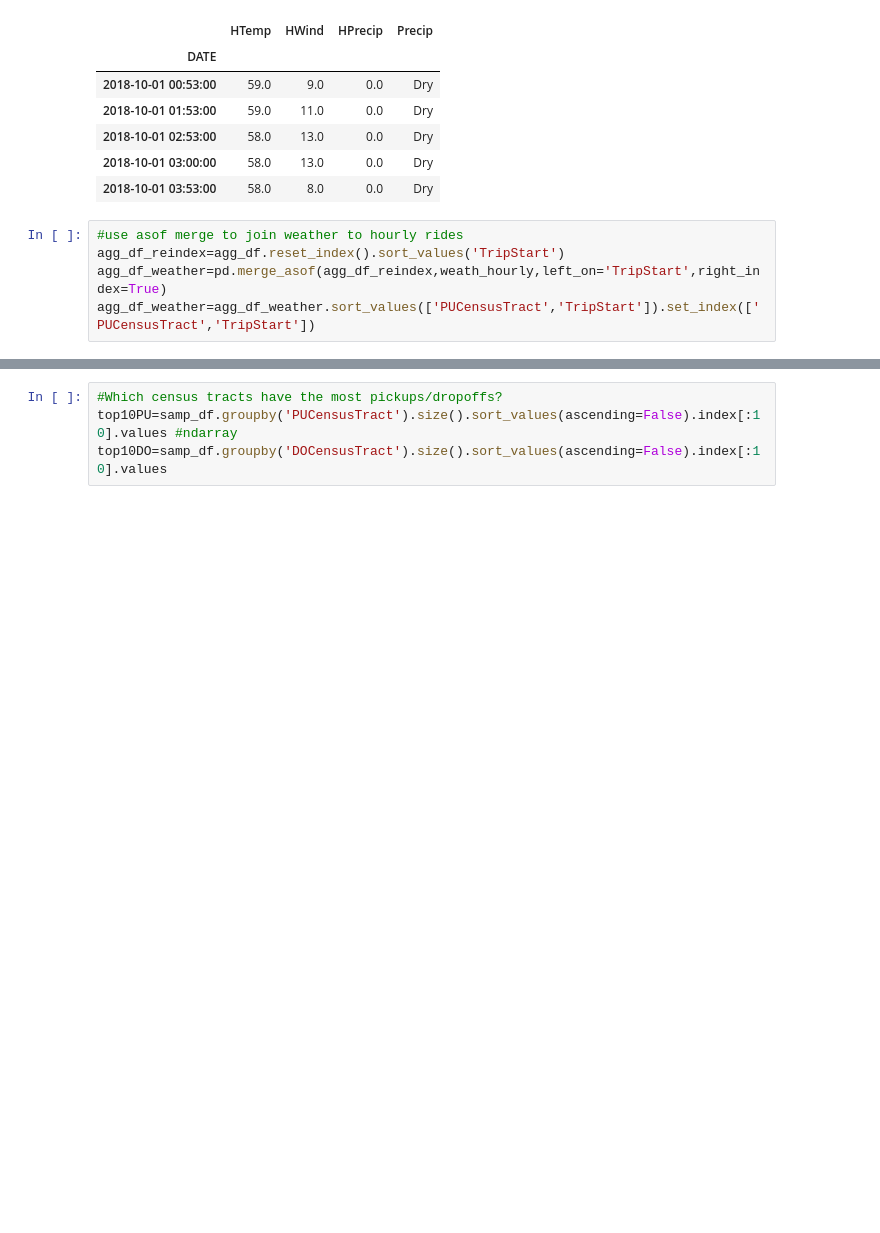
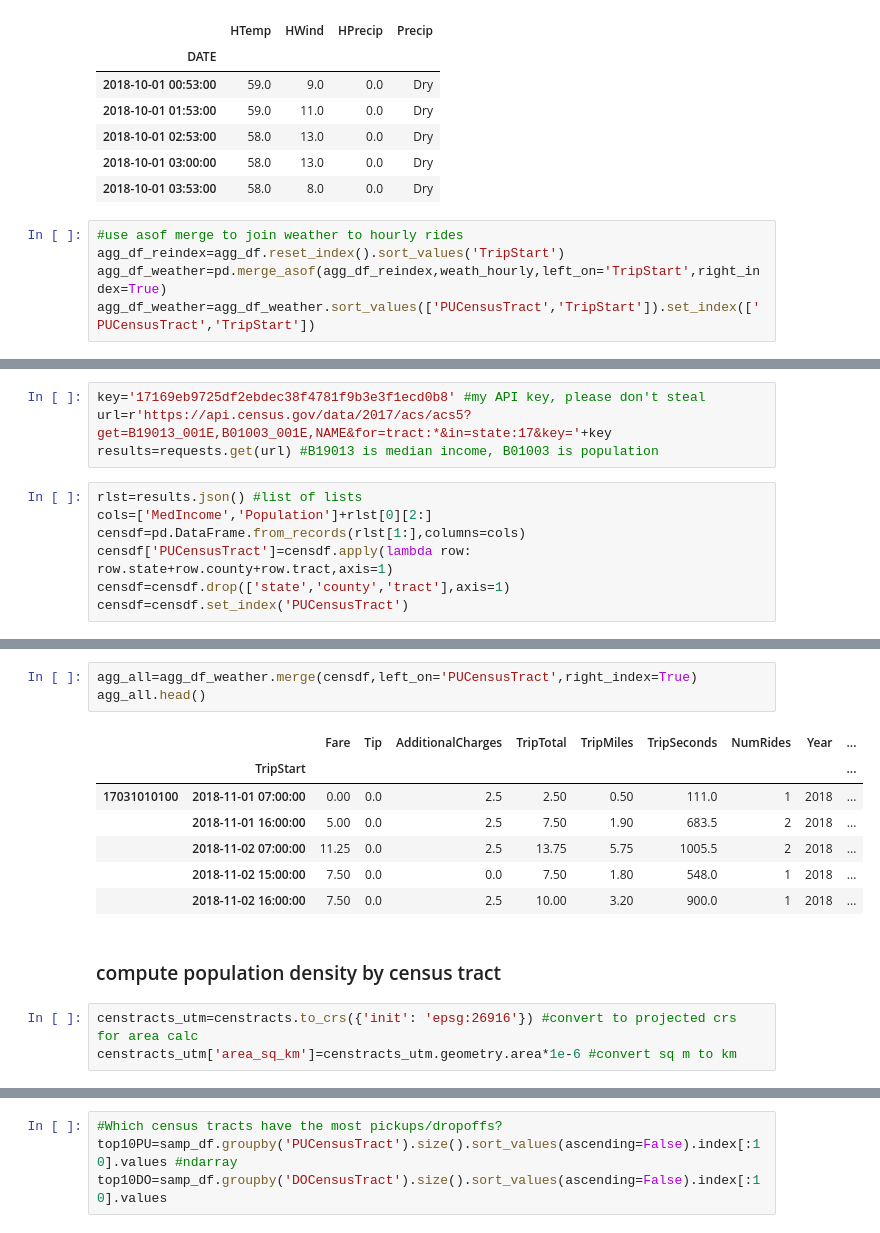
Before and after one commit to LisaATaylor/Rideshare, a Jupyter notebook: Chicago Rideshare - Wrangling+Visualization.ipynb, the cells around one changed output, grey strips where cells are left out. Saved outputs shown, nothing was run; the diff lists cells and outputs as text; blank space fills up the shorter version.

```diff
--- a/Chicago Rideshare - Wrangling+Visualization.ipynb
+++ b/Chicago Rideshare - Wrangling+Visualization.ipynb
@@ -239,0 +228,11 @@ add_basemap(ax, zoom=10)
+# %%
+key='17169eb9725df2ebdec38f4781f9b3e3f1ecd0b8' #my API key, please don't steal
+url=r'https://api.census.gov/data/2017/acs/acs5?get=B19013_001E,B01003_001E,NAME&for=tract:*&in=state:17&key='+key
+results=requests.get(url) #B19013 is median income, B01003 is population
+# %%
+rlst=results.json() #list of lists
+cols=['MedIncome','Population']+rlst[0][2:]
+censdf=pd.DataFrame.from_records(rlst[1:],columns=cols)
+censdf['PUCensusTract']=censdf.apply(lambda row:  row.state+row.county+row.tract,axis=1)
+censdf=censdf.drop(['state','county','tract'],axis=1)
+censdf=censdf.set_index('PUCensusTract')
@@ -239,0 +249,16 @@ add_basemap(ax, zoom=10)
+# %%
+agg_all=agg_df_weather.merge(censdf,left_on='PUCensusTract',right_index=True)
+agg_all.head()
+# %% [output]
+|  |  | Fare | Tip | AdditionalCharges | TripTotal | TripMiles | TripSeconds | NumRides | Year | ... |
+|  | TripStart |  |  |  |  |  |  |  |  | ... |
+| 17031010100 | 2018-11-01 07:00:00 | 0.00 | 0.0 | 2.5 | 2.50 | 0.50 | 111.0 | 1 | 2018 | ... |
+|  | 2018-11-01 16:00:00 | 5.00 | 0.0 | 2.5 | 7.50 | 1.90 | 683.5 | 2 | 2018 | ... |
+|  | 2018-11-02 07:00:00 | 11.25 | 0.0 | 2.5 | 13.75 | 5.75 | 1005.5 | 2 | 2018 | ... |
+|  | 2018-11-02 15:00:00 | 7.50 | 0.0 | 0.0 | 7.50 | 1.80 | 548.0 | 1 | 2018 | ... |
+|  | 2018-11-02 16:00:00 | 7.50 | 0.0 | 2.5 | 10.00 | 3.20 | 900.0 | 1 | 2018 | ... |
+# %% [markdown]
+### compute population density by census tract
+# %%
+censtracts_utm=censtracts.to_crs({'init': 'epsg:26916'}) #convert to projected crs for area calc
+censtracts_utm['area_sq_km']=censtracts_utm.geometry.area*1e-6 #convert sq m to km
```
Also changed, not shown: parts of 30 cells of this notebook.
